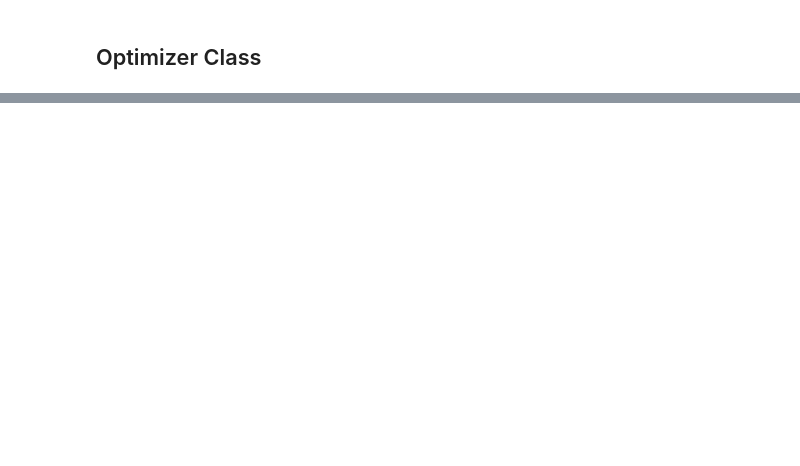
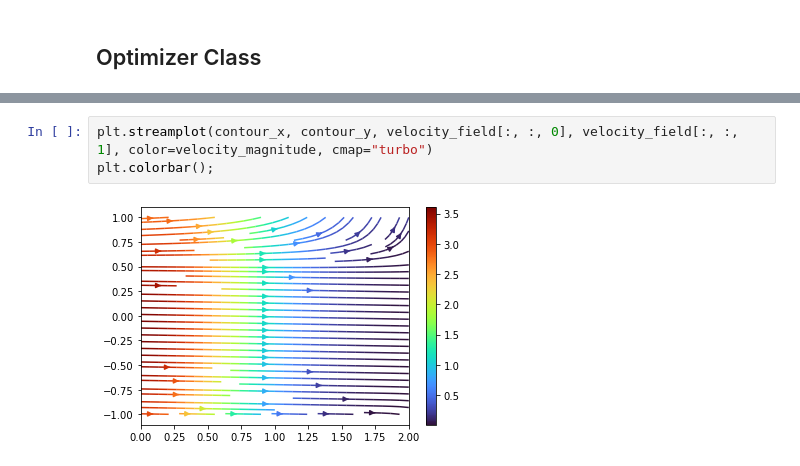
Before and after one commit to radcli14/AeroSplat, a Jupyter notebook: aerosplat.ipynb, the cells around one changed output, grey strips where cells are left out. Cells and saved outputs as stored; diff of their text form; blank space fills up the shorter version.

```diff
--- a/aerosplat.ipynb
+++ b/aerosplat.ipynb
@@ -201,0 +225,5 @@ optimizer = AeroSplatOptimizer(problem)
+# %%
+plt.streamplot(contour_x, contour_y, velocity_field[:, :, 0], velocity_field[:, :, 1], color=velocity_magnitude, cmap="turbo")
+plt.colorbar();
+# %% [output]
+[figure, added]
```
Also changed, not shown: parts of 11 cells of this notebook, 5 other files.
